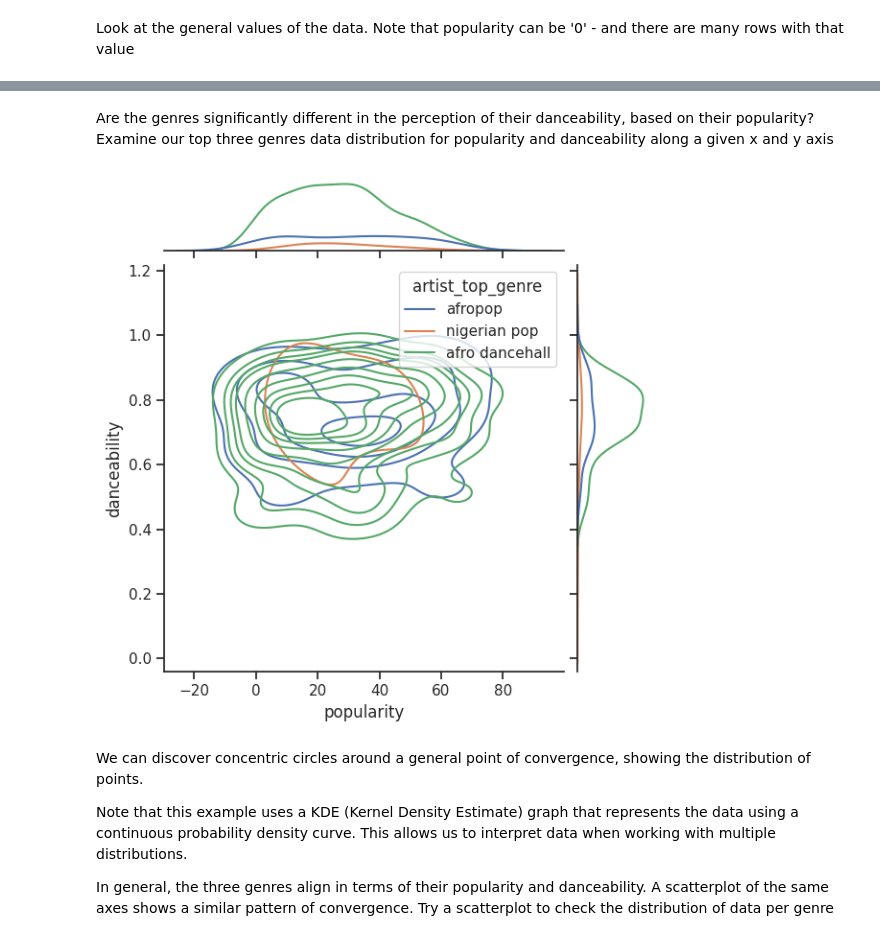
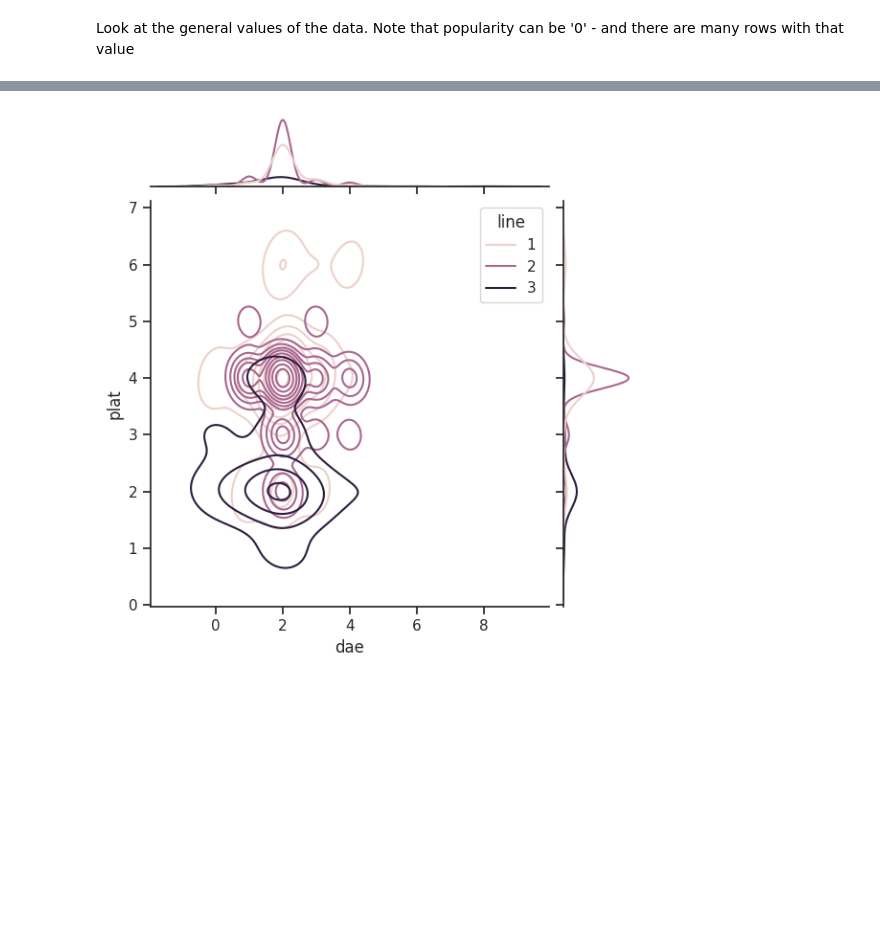
Before and after one commit to Konkuk-Univ-Glocal-Campus/ml202401-midterm-YoonSeongJoo, a Jupyter notebook: clustering01.ipynb, the cells around one changed output, grey strips where cells are left out. Drawn from its saved outputs; the diff is of its cells as text; code cells hidden in the pictures; blank space fills up the shorter version.

```diff
--- a/clustering01.ipynb
+++ b/clustering01.ipynb
@@ -155,24 +136,18 @@ Note that correlation does not imply causation! We have proof of correlation but
-# %% [markdown]
-Are the genres significantly different in the perception of their danceability, based on their popularity? Examine our top three genres data distribution for popularity and danceability along a given x and y axis
-# %%
-# examine our top three genres data distribution for popularity and danceability along a given x and y axis
-
-import seaborn as sns
-
-sns.set_theme(style="ticks")
-
-# Show the joint distribution using kernel density estimation
-g = sns.jointplot(
-    data = df,
-    x="popularity", y="danceability", hue="artist_top_genre",
-    kind="kde",
-)
-# %% [output]
-[figure, removed]
-# %% [markdown]
-We can discover concentric circles around a general point of convergence, showing the distribution of points.
-
-Note that this example uses a KDE (Kernel Density Estimate) graph that represents the data using a continuous probability density curve. This allows us to interpret data when working with multiple distributions.
-
-In general, the three genres align in terms of their popularity and danceability. A scatterplot of the same axes shows a similar pattern of convergence. Try a scatterplot to check the distribution of data per genre
+# %%
+# seaborn 라이브러리 임포트 및 테마 설정
+import seaborn as sns
+
+# seaborn의 기본 테마 설정
+sns.set_theme(style="ticks")
+
+# jointplot 그리기
+g = sns.jointplot(
+    data=df,             # 사용할 데이터프레임
+    x="dae",             # x축에 사용할 열 이름
+    y="plat",            # y축에 사용할 열 이름
+    hue="line",          # 색상으로 구분할 열 이름
+    kind="kde",          # 그래프 유형 설정 (Kernel Density Estimation)
+)
+# %% [output]
+[figure, added]
 # %%
```
Also changed, not shown: parts of 23 cells of this notebook, 3 other files.
